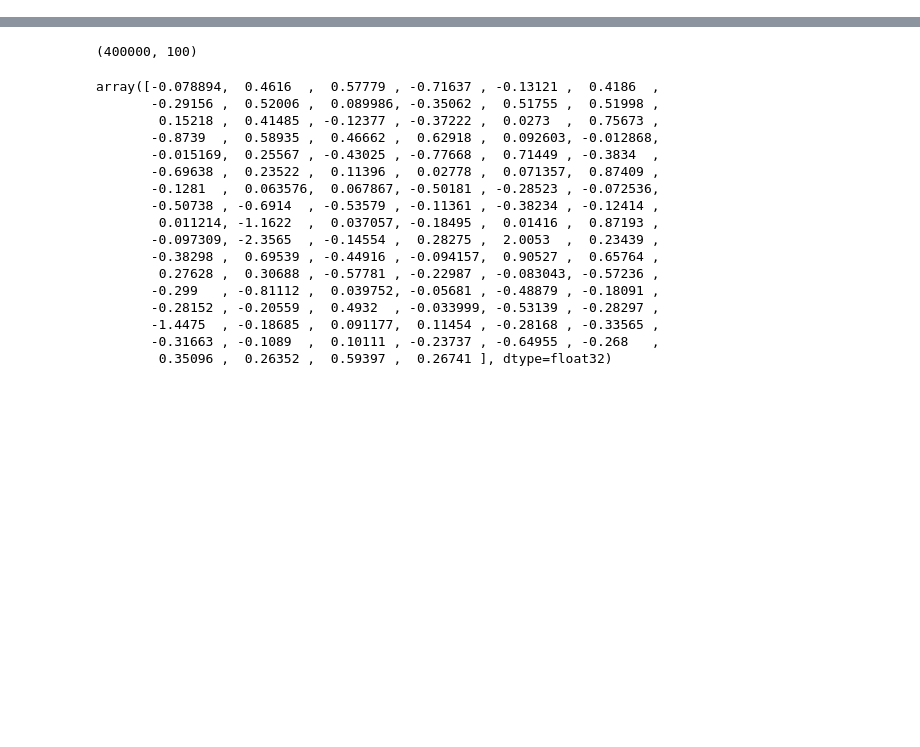
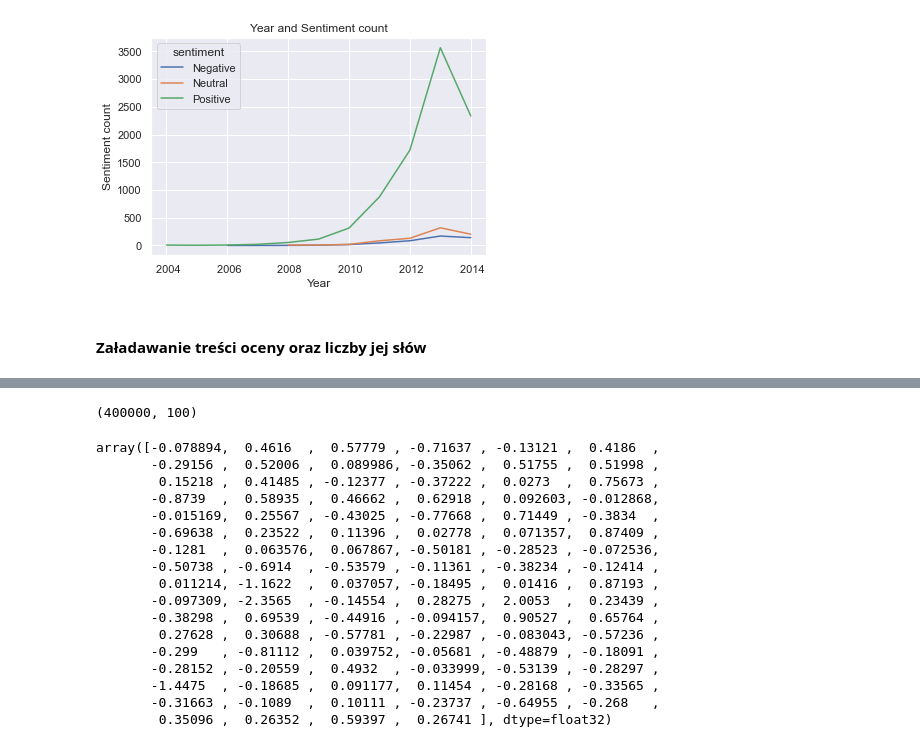
Before and after one commit to MateuszCelka/Python_projekt, a Jupyter notebook: Projekt_Python.ipynb, the cells around one changed output, grey strips where cells are left out. Cells and saved outputs as stored; diff of their text form; code cells hidden in the pictures; blank space fills up the shorter version.

```diff
--- a/Projekt_Python.ipynb
+++ b/Projekt_Python.ipynb
@@ -289,0 +134,6 @@ tf1.columns = ['words','tf']
+# %%
+new = train["reviewTime"].str.split(",", n = 1, expand = True)
+train["date"]= new[0]
+train["year"]= new[1]
+train=train.drop(['reviewTime'], axis=1)
+train.head()
@@ -289,0 +160,10 @@ tf1.columns = ['words','tf']
+# %%
+train.groupby(['year','sentiment'])['sentiment'].count().unstack().plot(legend=True)
+plt.title('Year and Sentiment count')
+plt.xlabel('Year')
+plt.ylabel('Sentiment count')
+plt.show()
+# %% [output]
+[figure, added]
+# %% [markdown]
+#### Załadawanie treści oceny oraz liczby jej słów
```
Also changed, not shown: parts of 85 cells of this notebook.
